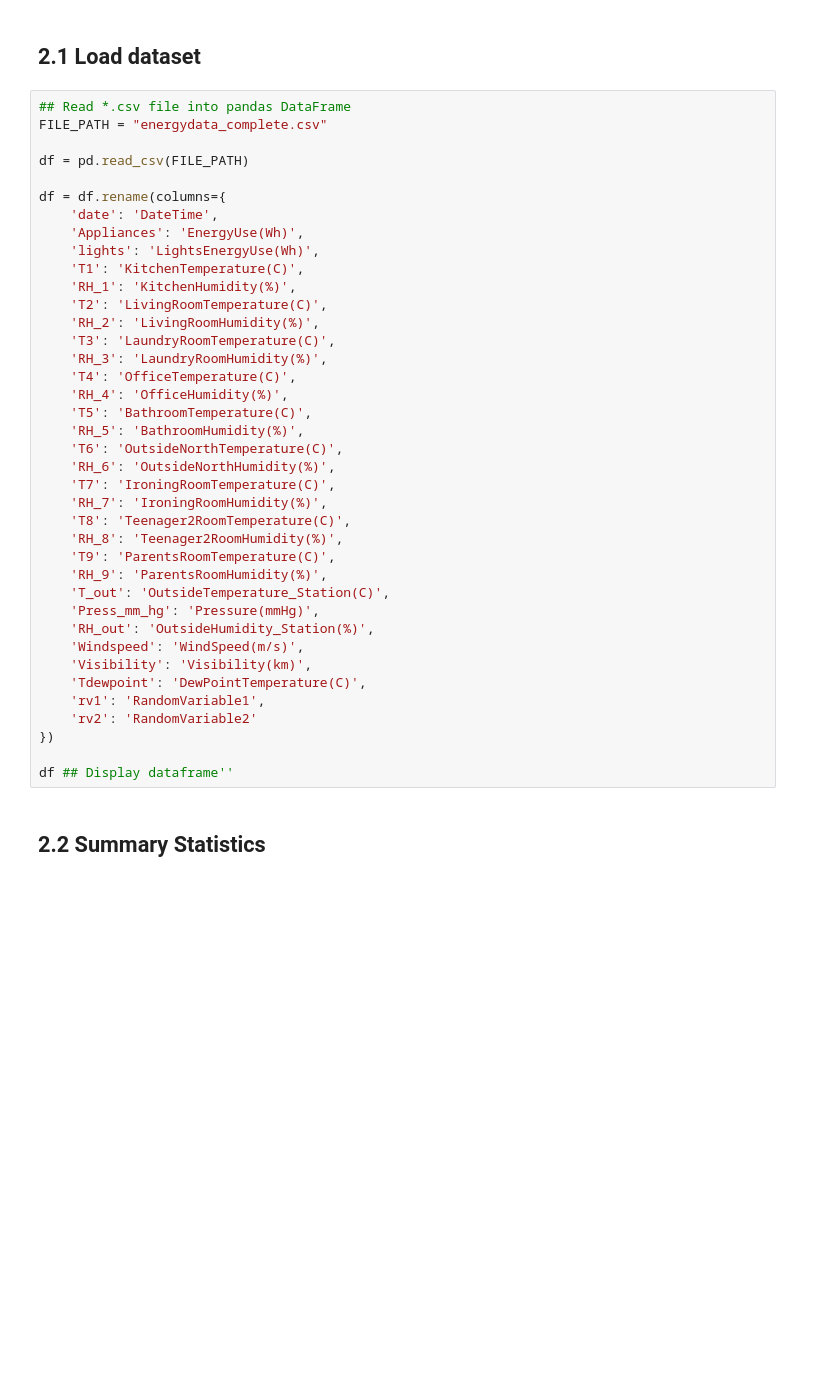
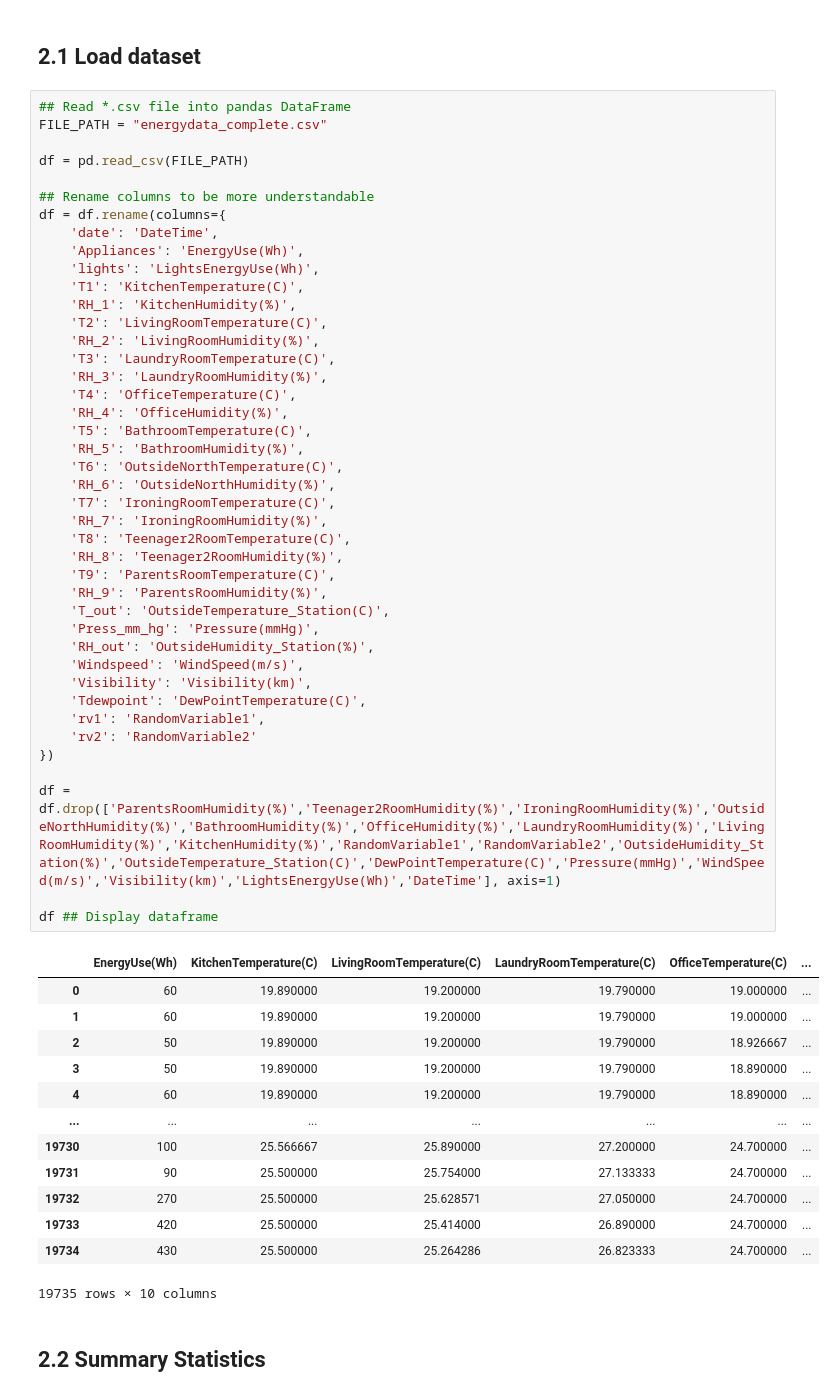
Before and after one commit to dextrixity3x/mldp2026, a Jupyter notebook: MLDP Program Codes Submission Template.ipynb, the cells around one changed output. Drawn from its saved outputs; the diff is of its cells as text; blank space fills up the shorter version.

```diff
--- a/MLDP Program Codes Submission Template.ipynb
+++ b/MLDP Program Codes Submission Template.ipynb
@@ -35,39 +35,56 @@ FILE_PATH = "energydata_complete.csv"
 
 df = pd.read_csv(FILE_PATH)
 
+## Rename columns to be more understandable
 df = df.rename(columns={
     'date': 'DateTime',
     'Appliances': 'EnergyUse(Wh)',
     'lights': 'LightsEnergyUse(Wh)',
     'T1': 'KitchenTemperature(C)',
     'RH_1': 'KitchenHumidity(%)',
     'T2': 'LivingRoomTemperature(C)',
     'RH_2': 'LivingRoomHumidity(%)',
     'T3': 'LaundryRoomTemperature(C)',
     'RH_3': 'LaundryRoomHumidity(%)',
     'T4': 'OfficeTemperature(C)',
     'RH_4': 'OfficeHumidity(%)',
     'T5': 'BathroomTemperature(C)',
     'RH_5': 'BathroomHumidity(%)',
     'T6': 'OutsideNorthTemperature(C)',
     'RH_6': 'OutsideNorthHumidity(%)',
     'T7': 'IroningRoomTemperature(C)',
     'RH_7': 'IroningRoomHumidity(%)',
     'T8': 'Teenager2RoomTemperature(C)',
     'RH_8': 'Teenager2RoomHumidity(%)',
     'T9': 'ParentsRoomTemperature(C)',
     'RH_9': 'ParentsRoomHumidity(%)',
     'T_out': 'OutsideTemperature_Station(C)',
     'Press_mm_hg': 'Pressure(mmHg)',
     'RH_out': 'OutsideHumidity_Station(%)',
     'Windspeed': 'WindSpeed(m/s)',
     'Visibility': 'Visibility(km)',
     'Tdewpoint': 'DewPointTemperature(C)',
     'rv1': 'RandomVariable1',
     'rv2': 'RandomVariable2'
 })
 
-df ## Display dataframe''
+df = df.drop(['ParentsRoomHumidity(%)','Teenager2RoomHumidity(%)','IroningRoomHumidity(%)','OutsideNorthHumidity(%)','BathroomHumidity(%)','OfficeHumidity(%)','LaundryRoomHumidity(%)','LivingRoomHumidity(%)','KitchenHumidity(%)','RandomVariable1','RandomVariable2','OutsideHumidity_Station(%)','OutsideTemperature_Station(C)','DewPointTemperature(C)','Pressure(mmHg)','WindSpeed(m/s)','Visibility(km)','LightsEnergyUse(Wh)','DateTime'], axis=1)
+
+df ## Display dataframe
+# %% [output]
+|  | EnergyUse(Wh) | KitchenTemperature(C) | LivingRoomTemperature(C) | LaundryRoomTemperature(C) | OfficeTemperature(C) | ... |
+| 0 | 60 | 19.890000 | 19.200000 | 19.790000 | 19.000000 | ... |
+| 1 | 60 | 19.890000 | 19.200000 | 19.790000 | 19.000000 | ... |
+| 2 | 50 | 19.890000 | 19.200000 | 19.790000 | 18.926667 | ... |
+| 3 | 50 | 19.890000 | 19.200000 | 19.790000 | 18.890000 | ... |
+| 4 | 60 | 19.890000 | 19.200000 | 19.790000 | 18.890000 | ... |
+| ... | ... | ... | ... | ... | ... | ... |
+| 19730 | 100 | 25.566667 | 25.890000 | 27.200000 | 24.700000 | ... |
+| 19731 | 90 | 25.500000 | 25.754000 | 27.133333 | 24.700000 | ... |
+| 19732 | 270 | 25.500000 | 25.628571 | 27.050000 | 24.700000 | ... |
+| 19733 | 420 | 25.500000 | 25.414000 | 26.890000 | 24.700000 | ... |
+| 19734 | 430 | 25.500000 | 25.264286 | 26.823333 | 24.700000 | ... |
+19735 rows × 10 columns
 # %% [markdown]
 ## 2.2 Summary Statistics
 # %%
```
Also changed, not shown: parts of 10 cells of this notebook, 1 other file.
